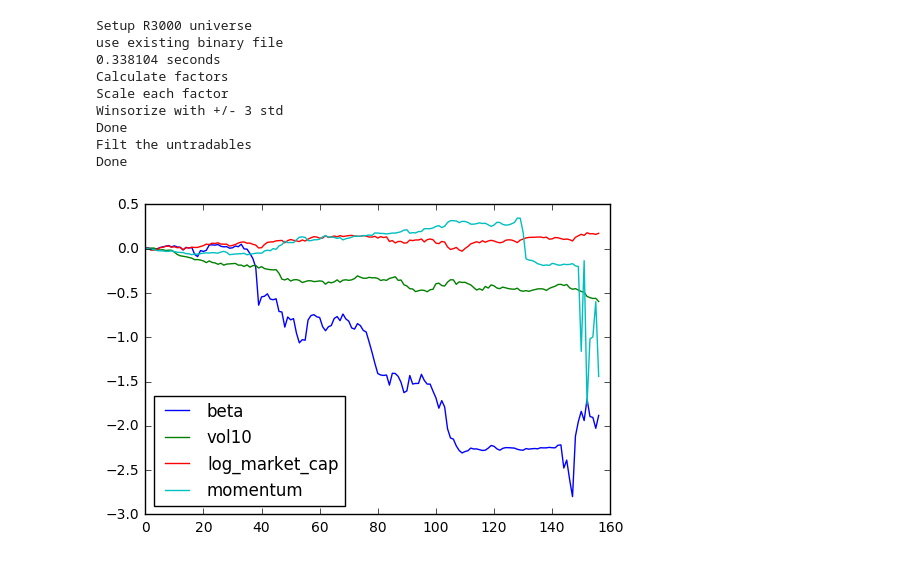
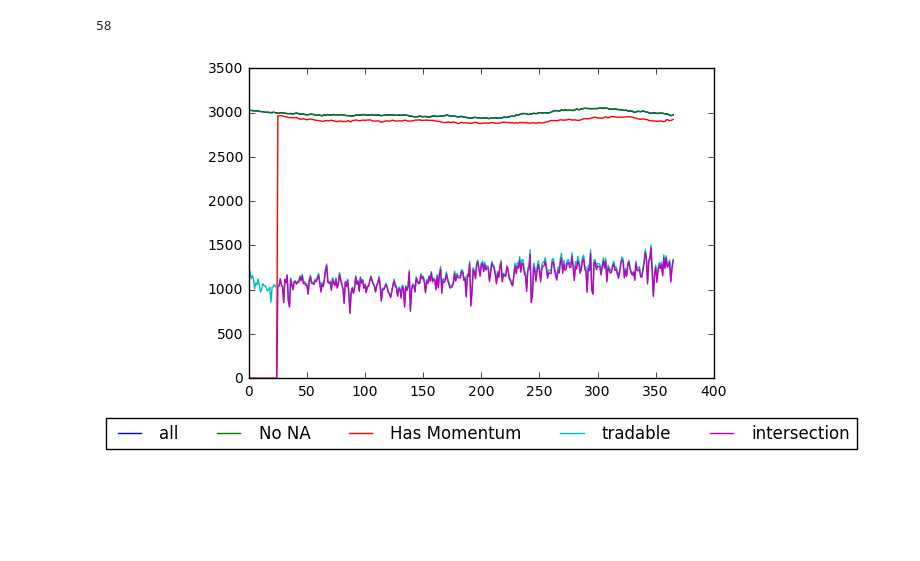
Before and after one commit to BaruchMFE2016/BaruchMFEInvestment, a Jupyter notebook: factor_mimicing_portfolio.ipynb, the cells around one changed output. Drawn from its saved outputs; the diff is of its cells as text; code cells hidden in the pictures; blank space fills up the shorter version.

Commit message:
backtest V1.5 added utils to univ

```diff
--- a/factor_mimicing_portfolio.ipynb
+++ b/factor_mimicing_portfolio.ipynb
@@ -39,8 +40,10 @@ else:
 end = time()
 print('%f seconds' % (end - start))
 
+all_counts = get_count(univ)
+
 filt_na(univ)
-
+all_no_na = get_count(univ)
 import warnings
 warnings.filterwarnings("ignore")
 
@@ -60,24 +63,33 @@ print('Winsorize with +/- 3 std')
 factor_exp_mat = process_batch(factor_exp_mat, winsorize_std)
 print('Done')
 
+has_mmt = get_count(factor_exp_mat)
 ### Filt the universe ###
 print('Filt the untradables')
 
 filt_byval(univ, 'in_r3000', 0)
 filt_byval(univ, 'price', 10)
-filt_byval(univ, 'not_in_MA', 0)
+# filt_byval(univ, 'not_in_MA', 0)
 filt_byval(univ, 'volume', 1500000)
 print('Done')
+tradable = get_count(univ)
-# %% [output]
-Setup R3000 universe
-use existing binary file
-0.338104 seconds
-Calculate factors
-Scale each factor
-Winsorize with +/- 3 std
-Done
-Filt the untradables
-Done
+# %%
+factor_exp_mat = merge(factor_exp_mat, univ, right_cols=['f_log_ret_1', 'industry'])
+itsc = get_count(factor_exp_mat)
+# %%
+np.max(abs(tradable.loc[27:,'count'] - itsc.loc[27:,'count']))
+# %% [output]
+58
+# %%
+plt.plot(all_counts['count'], label='all')
+plt.plot(all_no_na['count'], label='No NA')
+plt.plot(has_mmt['count'], label='Has Momentum')
+plt.plot(tradable['count'], label='tradable')
+plt.plot(itsc['count'], label='intersection')
+plt.legend(loc=9, bbox_to_anchor=(0.5, -0.1), ncol=5)
+plt.show()
+# %% [output]
+[figure, added]
 # %%
 from pdb import set_trace as bp
 class BackTest(object):
@@ -185,7 +197,5 @@ for fname in ['beta', 'vol10', 'log_market_cap', 'momentum']:
     plt.plot(np.cumsum(pnl_lst), label=fname)
 plt.legend(loc=0)
 plt.show()
-# %% [output]
-[figure, removed]
 # %%
 pnl_lst
```
Also changed, not shown: parts of 3 cells of this notebook, 1 other file.
